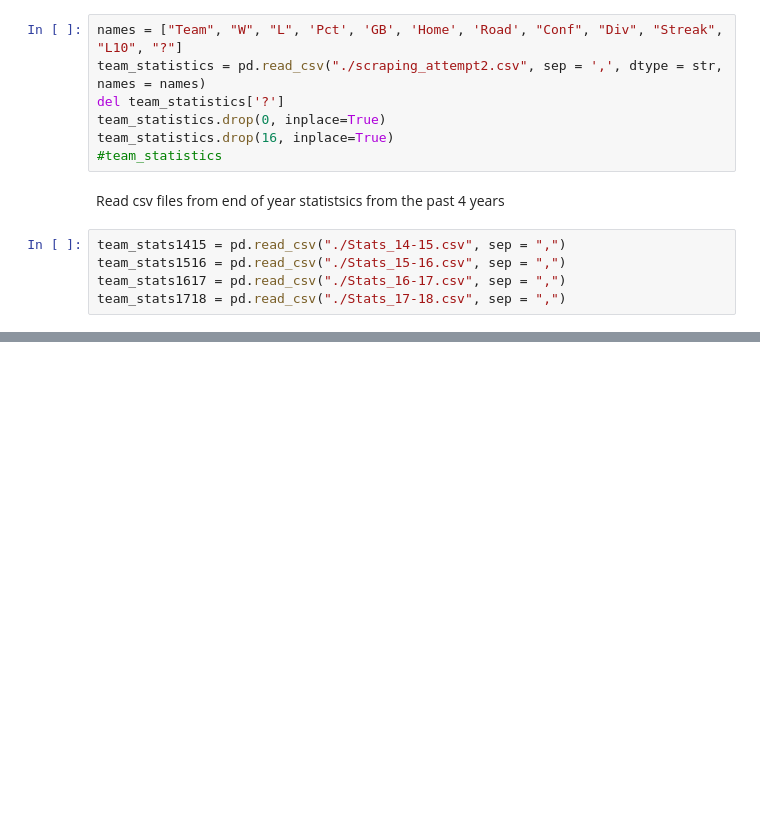
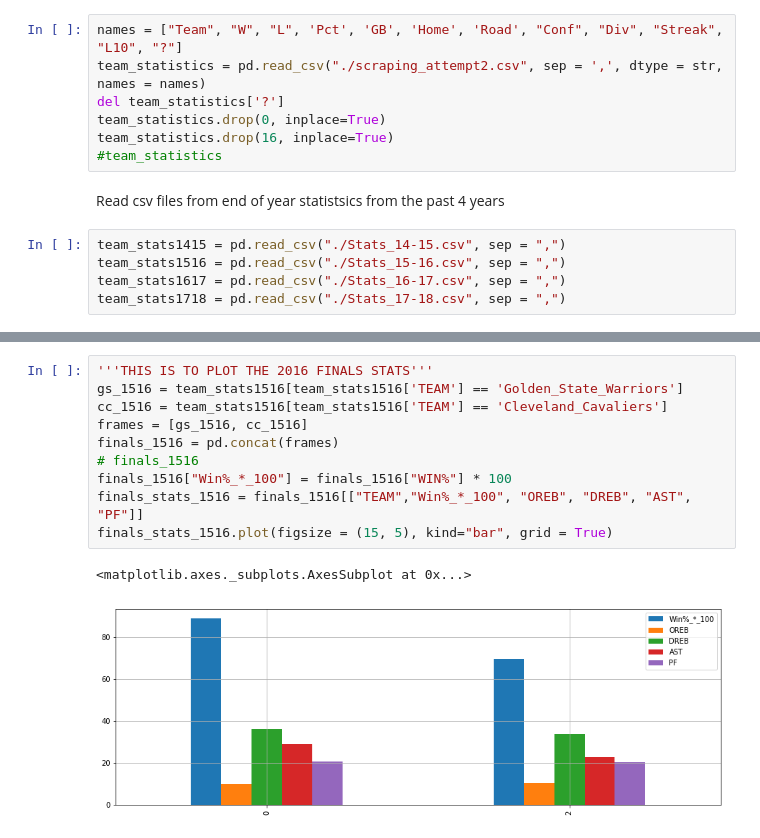
Before and after one commit to MaloneRobert/BasketballPredictor, a Jupyter notebook: Part_One.ipynb, the cells around one changed output, grey strips where cells are left out. Drawn from its saved outputs; the diff is of its cells as text; blank space fills up the shorter version.

```diff
--- a/Part_One.ipynb
+++ b/Part_One.ipynb
@@ -87,0 +99,13 @@ finals_stats_1718.plot(figsize = (15, 5), kind="bar", grid = True)
+# %%
+'''THIS IS TO PLOT THE 2016 FINALS STATS'''
+gs_1516 = team_stats1516[team_stats1516['TEAM'] == 'Golden_State_Warriors']
+cc_1516 = team_stats1516[team_stats1516['TEAM'] == 'Cleveland_Cavaliers']
+frames = [gs_1516, cc_1516]
+finals_1516 = pd.concat(frames)
+# finals_1516
+finals_1516["Win%_*_100"] = finals_1516["WIN%"] * 100
+finals_stats_1516 = finals_1516[["TEAM","Win%_*_100", "OREB", "DREB", "AST", "PF"]]
+finals_stats_1516.plot(figsize = (15, 5), kind="bar", grid = True)
+# %% [output]
+<matplotlib.axes._subplots.AxesSubplot at 0x...>
+[figure, added]
```
Also changed, not shown: parts of 7 cells of this notebook.
